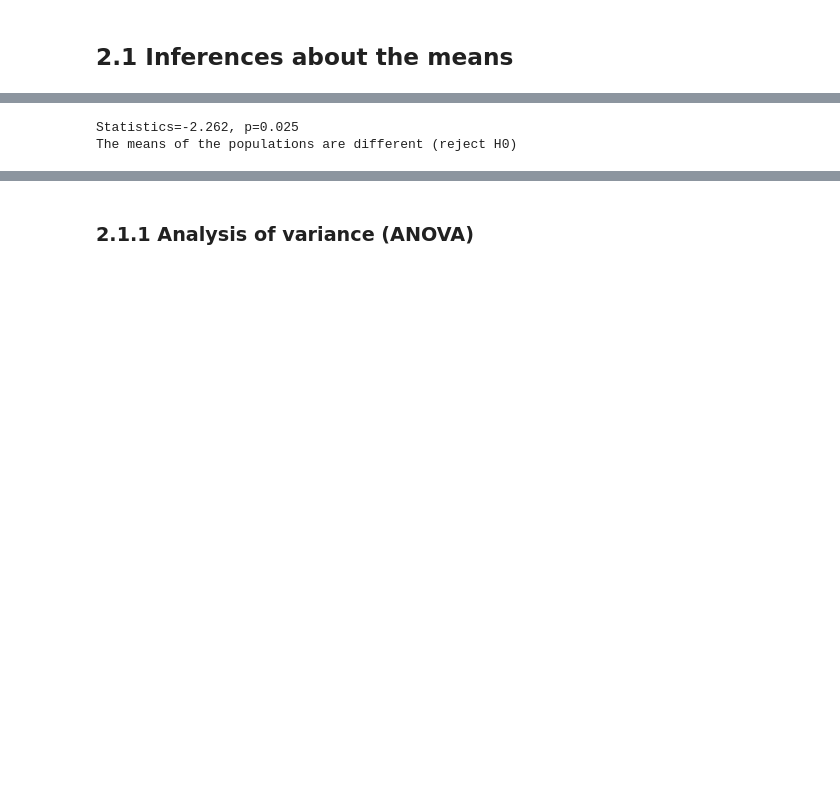
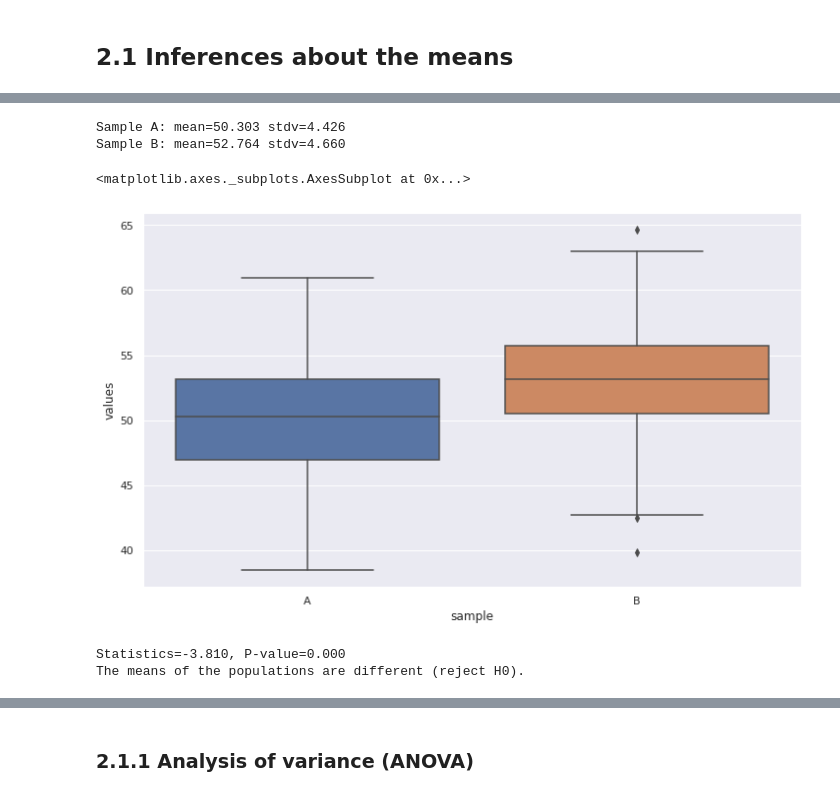
Before and after one commit to victorviro/Design-of-experiments, a Jupyter notebook: Statistical_hypothesis_tests_in_Python.ipynb, the cells around one changed output, grey strips where cells are left out. Drawn from its saved outputs; the diff is of its cells as text; code cells hidden in the pictures; blank space fills up the shorter version.

Commit message:
Updated notebook Statistical hypothesis tests in Python Added some tests, explanations, code refactoring,...

```diff
--- a/Statistical_hypothesis_tests_in_Python.ipynb
+++ b/Statistical_hypothesis_tests_in_Python.ipynb
@@ -162,2 +180,9 @@ import numpy as np
+# %%
+import numpy as np
+import pandas as pd
+import seaborn as sns
+import matplotlib.pyplot as plt
+
+sns.set_theme()
 # %% [markdown]
 ## 2.1 Inferences about the means <a name="2.1"></a>
@@ -185,15 +195,35 @@ We have showed the [**independent two-sample t-test**](https://en.wikipedia.org/
+# %%
+np.random.seed(1)
+sample_size = 100
+sample_a = np.random.normal(size=sample_size, loc=50, scale=5)
+sample_b = np.random.normal(size=sample_size, loc=52, scale=5)
+print(f'Sample A: mean={np.mean(sample_a):.3f} stdv={np.std(sample_a):.3f}')
+print(f'Sample B: mean={np.mean(sample_b):.3f} stdv={np.std(sample_b):.3f}')
+dataset = pd.DataFrame({
+    "sample": np.concatenate((np.full((sample_size,), "A"), np.full((sample_size,), "B"))),
+    "values": np.concatenate((sample_a, sample_b))
+})
+# %% [output]
+Sample A: mean=50.303 stdv=4.426
+Sample B: mean=52.764 stdv=4.660
+# %%
+plt.figure(figsize=(12,7))
+sns.boxplot(x="sample", y="values", data=dataset)
+# %% [output]
+<matplotlib.axes._subplots.AxesSubplot at 0x...>
+[figure, added]
 # %%
 from scipy.stats import ttest_ind
 
-stat, p = ttest_ind(data1, data2)
-print('Statistics=%.3f, p=%.3f' % (stat, p))
-# interpret
-alpha = 0.05
-if p > alpha:
-	print('The means of the populations are equal (fail to reject H0)')
+statistic, p_value = ttest_ind(sample_a, sample_b)
+print(f'Statistics={statistic:.3f}, P-value={p_value:.3f}')
+# Interpret
+significance_level = 0.05
+if p_value > significance_level:
+	print('The means of the populations are equal (fail to reject H0).')
 else:
-	print('The means of the populations are different (reject H0)')
+	print('The means of the populations are different (reject H0).')
 # %% [output]
-Statistics=-2.262, p=0.025
-The means of the populations are different (reject H0)
+Statistics=-3.810, P-value=0.000
+The means of the populations are different (reject H0).
 # %% [markdown]
```
Also changed, not shown: parts of 107 cells of this notebook.
